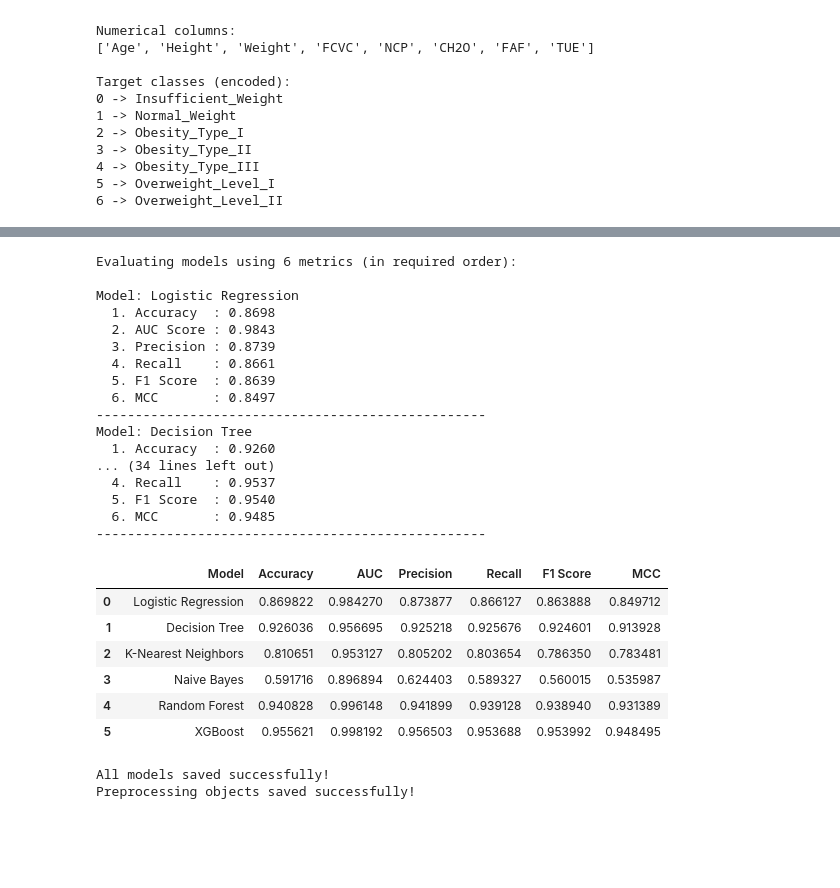
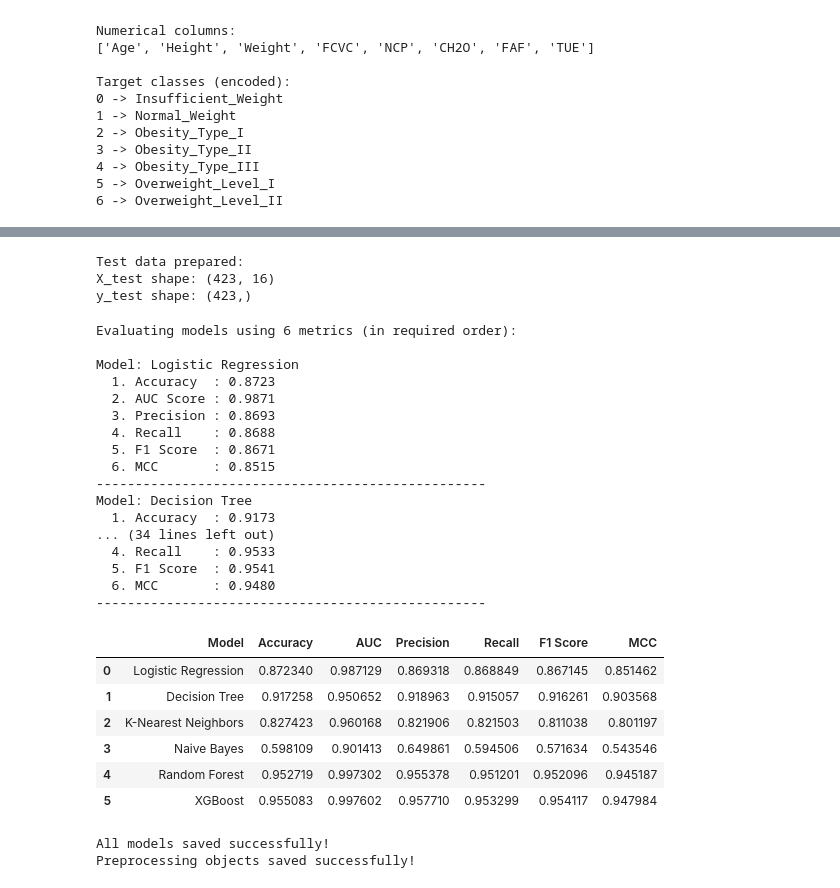
Before and after one commit to prakhya3111/ML-Assignment-2, a Jupyter notebook: assignment.ipynb, the cells around one changed output, grey strips where cells are left out. Drawn from its saved outputs; the diff is of its cells as text; code cells hidden in the pictures; blank space fills up the shorter version.

```diff
--- a/assignment.ipynb
+++ b/assignment.ipynb
@@ -252,3 +243,26 @@ y_test shape: (338,)
+# %%
+# Prepare TEST DATA (from test_df)
+
+X_test = test_df.drop(columns=["NObeyesdad"])
+y_test = test_df["NObeyesdad"]
+
+# Encode target labels
+y_test_encoded = label_encoder.transform(y_test)
+
+# Encode categorical columns
+for col in categorical_cols:
+    X_test[col] = feature_encoders[col].transform(X_test[col])
+
+# Scale numerical columns
+X_test[numerical_cols] = scaler.transform(X_test[numerical_cols])
+
+print("\nTest data prepared:")
+print(f"X_test shape: {X_test.shape}")
+print(f"y_test shape: {y_test_encoded.shape}")
+# %% [output]
+Test data prepared:
+X_test shape: (423, 16)
+y_test shape: (423,)
 # %%
 # Model training and evaluation
 
@@ -296,7 +310,7 @@ for name, model in models.items():
     if hasattr(model, "predict_proba"):
         y_prob = model.predict_proba(X_test)
         auc = roc_auc_score(
-            y_test,
+            y_test_encoded,
             y_prob,
             multi_class='ovr',
             average='macro'
@@ -305,59 +319,59 @@ for name, model in models.items():
         auc = np.nan
 
     # Metrics (ORDER MATTERS)
-    accuracy = accuracy_score(y_test, y_pred)
-    precision = precision_score(y_test, y_pred, average='macro')
-    recall = recall_score(y_test, y_pred, average='macro')
-    f1 = f1_score(y_test, y_pred, average='macro')
-    mcc = matthews_corrcoef(y_test, y_pred)
+    accuracy = accuracy_score(y_test_encoded, y_pred)
+    precision = precision_score(y_test_encoded, y_pred, average='macro')
+    recall = recall_score(y_test_encoded, y_pred, average='macro')
+    f1 = f1_score(y_test_encoded, y_pred, average='macro')
+    mcc = matthews_corrcoef(y_test_encoded, y_pred)
 
     evaluation_results.append({
         "Model": name,
         "Accuracy": accuracy,
         "AUC": auc,
         "Precision": precision,
         "Recall": recall,
         "F1 Score": f1,
         "MCC": mcc
     })
 
     # Print in required order
     print(f"  1. Accuracy  : {accuracy:.4f}")
     print(f"  2. AUC Score : {auc:.4f}")
     print(f"  3. Precision : {precision:.4f}")
     print(f"  4. Recall    : {recall:.4f}")
     print(f"  5. F1 Score  : {f1:.4f}")
     print(f"  6. MCC       : {mcc:.4f}")
     print("-" * 50)
 
 # Summary table
 results_df = pd.DataFrame(evaluation_results)
 results_df
 # %% [output]
 Evaluating models using 6 metrics (in required order):
 
 Model: Logistic Regression
-  1. Accuracy  : 0.8698
-  2. AUC Score : 0.9843
-  3. Precision : 0.8739
-  4. Recall    : 0.8661
-  5. F1 Score  : 0.8639
-  6. MCC       : 0.8497
+  1. Accuracy  : 0.8723
+  2. AUC Score : 0.9871
+  3. Precision : 0.8693
+  4. Recall    : 0.8688
+  5. F1 Score  : 0.8671
+  6. MCC       : 0.8515
 --------------------------------------------------
 Model: Decision Tree
-  1. Accuracy  : 0.9260
+  1. Accuracy  : 0.9173
 ... (34 lines left out)
-  4. Recall    : 0.9537
-  5. F1 Score  : 0.9540
-  6. MCC       : 0.9485
+  4. Recall    : 0.9533
+  5. F1 Score  : 0.9541
+  6. MCC       : 0.9480
 --------------------------------------------------
 |  | Model | Accuracy | AUC | Precision | Recall | F1 Score | MCC |
-| 0 | Logistic Regression | 0.869822 | 0.984270 | 0.873877 | 0.866127 | 0.863888 | 0.849712 |
-| 1 | Decision Tree | 0.926036 | 0.956695 | 0.925218 | 0.925676 | 0.924601 | 0.913928 |
-| 2 | K-Nearest Neighbors | 0.810651 | 0.953127 | 0.805202 | 0.803654 | 0.786350 | 0.783481 |
-| 3 | Naive Bayes | 0.591716 | 0.896894 | 0.624403 | 0.589327 | 0.560015 | 0.535987 |
-| 4 | Random Forest | 0.940828 | 0.996148 | 0.941899 | 0.939128 | 0.938940 | 0.931389 |
-| 5 | XGBoost | 0.955621 | 0.998192 | 0.956503 | 0.953688 | 0.953992 | 0.948495 |
+| 0 | Logistic Regression | 0.872340 | 0.987129 | 0.869318 | 0.868849 | 0.867145 | 0.851462 |
+| 1 | Decision Tree | 0.917258 | 0.950652 | 0.918963 | 0.915057 | 0.916261 | 0.903568 |
+| 2 | K-Nearest Neighbors | 0.827423 | 0.960168 | 0.821906 | 0.821503 | 0.811038 | 0.801197 |
+| 3 | Naive Bayes | 0.598109 | 0.901413 | 0.649861 | 0.594506 | 0.571634 | 0.543546 |
+| 4 | Random Forest | 0.952719 | 0.997302 | 0.955378 | 0.951201 | 0.952096 | 0.945187 |
+| 5 | XGBoost | 0.955083 | 0.997602 | 0.957710 | 0.953299 | 0.954117 | 0.947984 |
 # %%
 
 # Saving trained models & preprocessors
```
Also changed, not shown: parts of 2 cells of this notebook.
